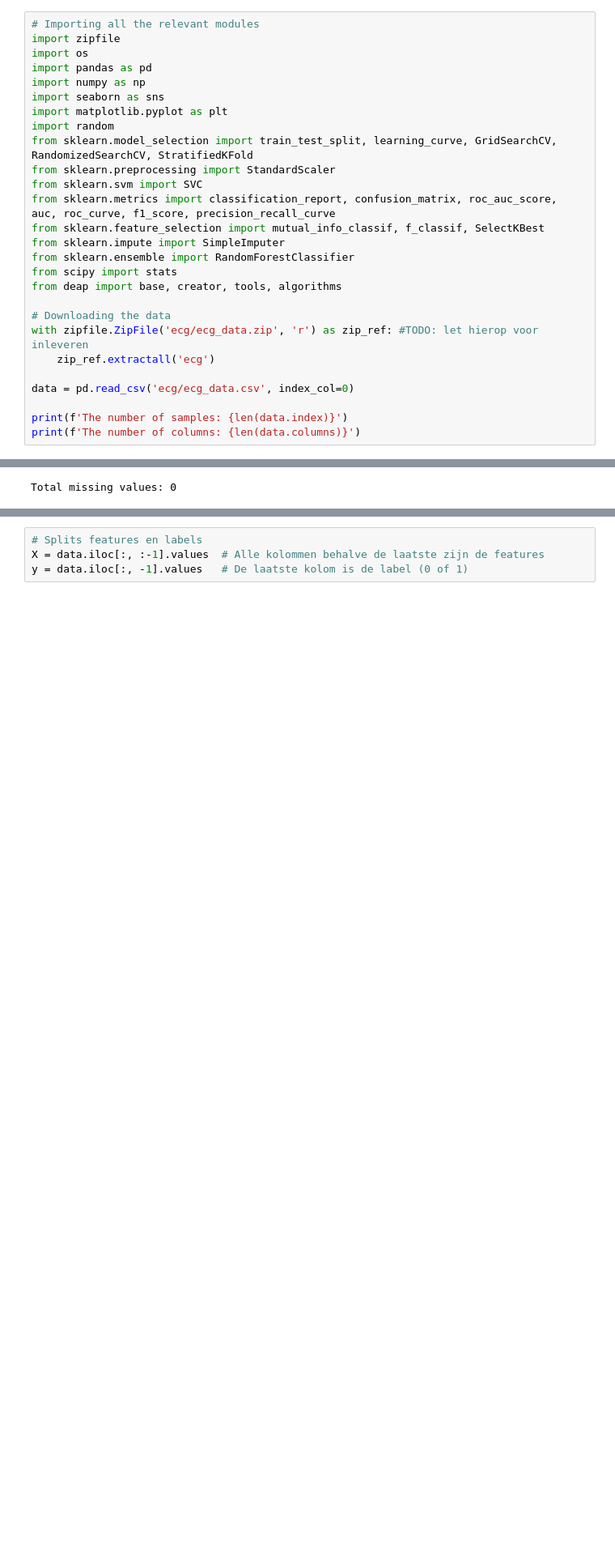
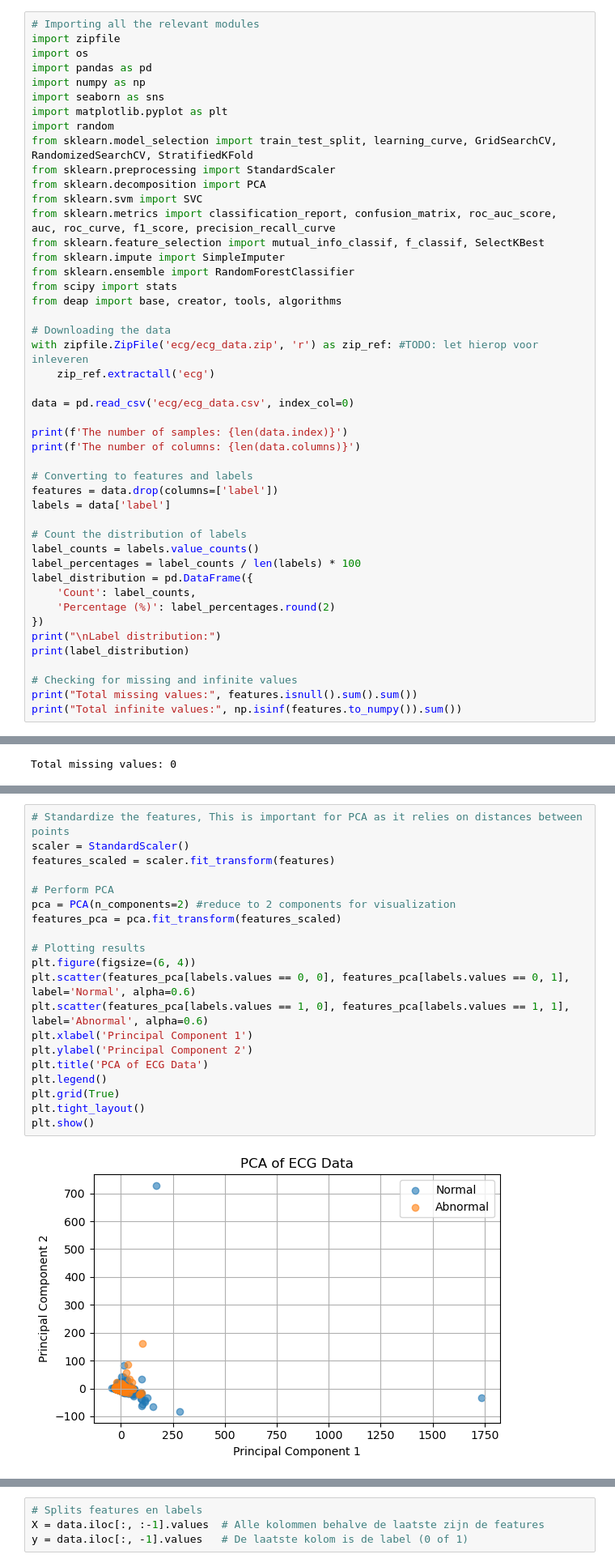
Before and after one commit to A-Bosselaar/TM10007-Machine-Learning-assignment, a Jupyter notebook: assignment_ecg.ipynb, the cells around one changed output, grey strips where cells are left out. Shown: that part at 81% size. Drawn from its saved outputs; the diff is of its cells as text; blank space fills up the shorter version.

```diff
--- a/assignment_ecg.ipynb
+++ b/assignment_ecg.ipynb
@@ -13,6 +13,7 @@ import matplotlib.pyplot as plt
 import random
 from sklearn.model_selection import train_test_split, learning_curve, GridSearchCV, RandomizedSearchCV, StratifiedKFold
 from sklearn.preprocessing import StandardScaler
+from sklearn.decomposition import PCA
 from sklearn.svm import SVC
 from sklearn.metrics import classification_report, confusion_matrix, roc_auc_score, auc, roc_curve, f1_score, precision_recall_curve
 from sklearn.feature_selection import mutual_info_classif, f_classif, SelectKBest
@@ -29,6 +30,24 @@ data = pd.read_csv('ecg/ecg_data.csv', index_col=0)
 
 print(f'The number of samples: {len(data.index)}')
 print(f'The number of columns: {len(data.columns)}')
+
+# Converting to features and labels
+features = data.drop(columns=['label'])
+labels = data['label']
+
+# Count the distribution of labels
+label_counts = labels.value_counts()
+label_percentages = label_counts / len(labels) * 100
+label_distribution = pd.DataFrame({
+    'Count': label_counts,
+    'Percentage (%)': label_percentages.round(2)
+})
+print("\nLabel distribution:")
+print(label_distribution)
+
+# Checking for missing and infinite values
+print("Total missing values:", features.isnull().sum().sum())
+print("Total infinite values:", np.isinf(features.to_numpy()).sum())
 # %% [output]
 The number of samples: 827
 The number of columns: 9001
@@ -163,0 +223,22 @@ plt.show()
+# %%
+# Standardize the features, This is important for PCA as it relies on distances between points
+scaler = StandardScaler()
+features_scaled = scaler.fit_transform(features)
+
+# Perform PCA
+pca = PCA(n_components=2) #reduce to 2 components for visualization
+features_pca = pca.fit_transform(features_scaled)
+
+# Plotting results
+plt.figure(figsize=(6, 4))
+plt.scatter(features_pca[labels.values == 0, 0], features_pca[labels.values == 0, 1], label='Normal', alpha=0.6)
+plt.scatter(features_pca[labels.values == 1, 0], features_pca[labels.values == 1, 1], label='Abnormal', alpha=0.6)
+plt.xlabel('Principal Component 1')
+plt.ylabel('Principal Component 2')
+plt.title('PCA of ECG Data')
+plt.legend()
+plt.grid(True)
+plt.tight_layout()
+plt.show()
+# %% [output]
+[figure, added]
```
Also changed, not shown: parts of 22 cells of this notebook.
